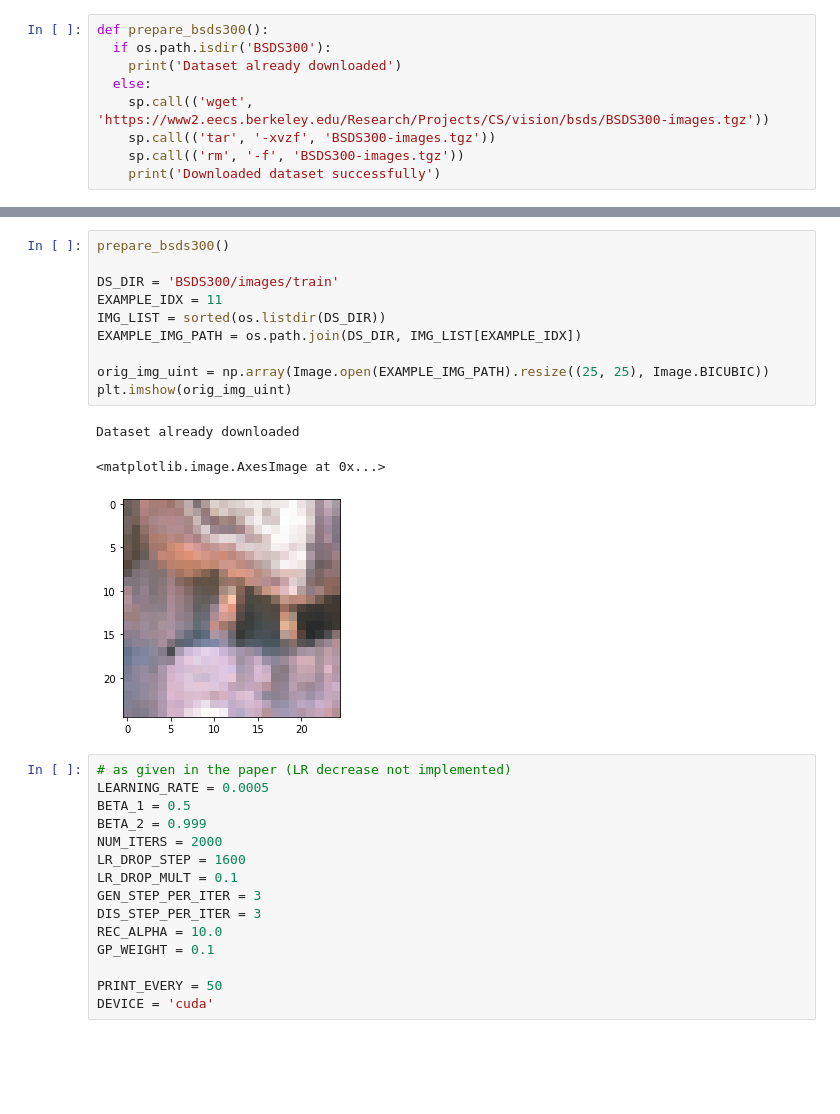
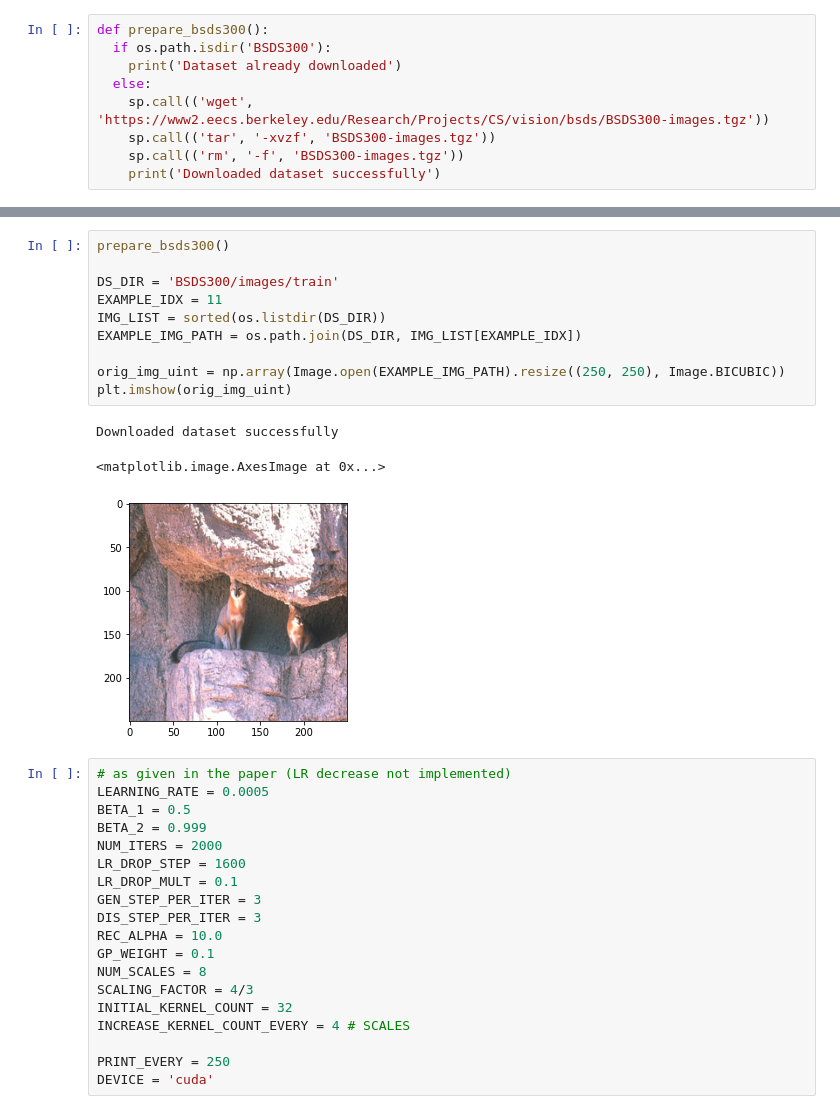
Before and after one commit to denizmsayin/singan, a Jupyter notebook: run.ipynb, the cells around one changed output, grey strips where cells are left out. Cells and saved outputs as stored; diff of their text form; blank space fills up the shorter version.

```diff
--- a/run.ipynb
+++ b/run.ipynb
@@ -109,17 +114,17 @@ class MultiScaleSGNetView(nn.Module):
 # %%
 prepare_bsds300()
 
 DS_DIR = 'BSDS300/images/train'
 EXAMPLE_IDX = 11
 IMG_LIST = sorted(os.listdir(DS_DIR))
 EXAMPLE_IMG_PATH = os.path.join(DS_DIR, IMG_LIST[EXAMPLE_IDX])
 
-orig_img_uint = np.array(Image.open(EXAMPLE_IMG_PATH).resize((25, 25), Image.BICUBIC))
+orig_img_uint = np.array(Image.open(EXAMPLE_IMG_PATH).resize((250, 250), Image.BICUBIC))
 plt.imshow(orig_img_uint)
 # %% [output]
-Dataset already downloaded
+Downloaded dataset successfully
 <matplotlib.image.AxesImage at 0x...>
-[figure, old version]
+[figure, new version]
 # %%
 # as given in the paper (LR decrease not implemented)
 LEARNING_RATE = 0.0005
@@ -132,6 +137,10 @@ GEN_STEP_PER_ITER = 3
 DIS_STEP_PER_ITER = 3
 REC_ALPHA = 10.0
 GP_WEIGHT = 0.1
+NUM_SCALES = 8
+SCALING_FACTOR = 4/3
+INITIAL_KERNEL_COUNT = 32
+INCREASE_KERNEL_COUNT_EVERY = 4 # SCALES
 
-PRINT_EVERY = 50
+PRINT_EVERY = 250
 DEVICE = 'cuda'
```
Also changed, not shown: parts of 4 cells of this notebook.
